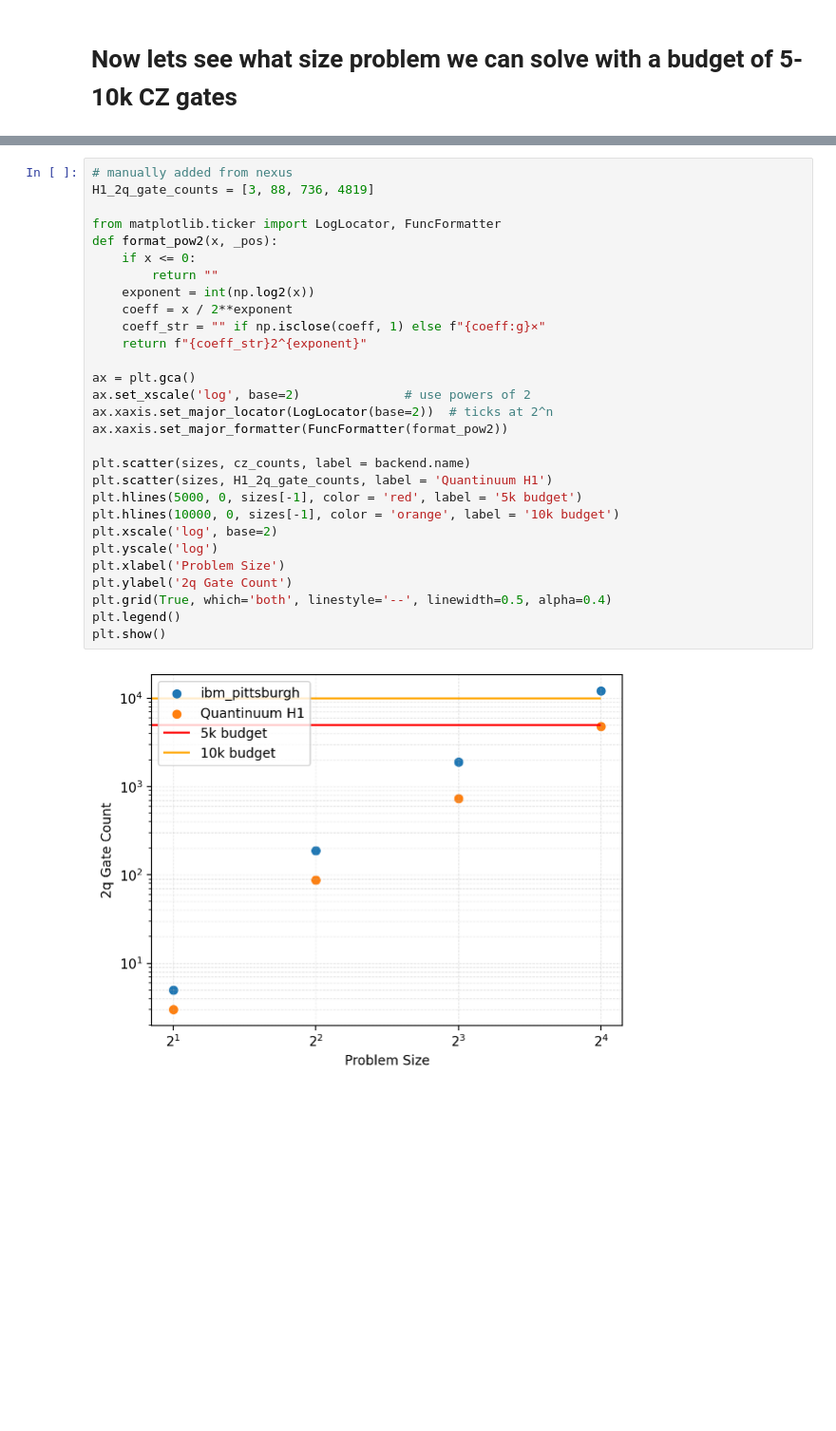
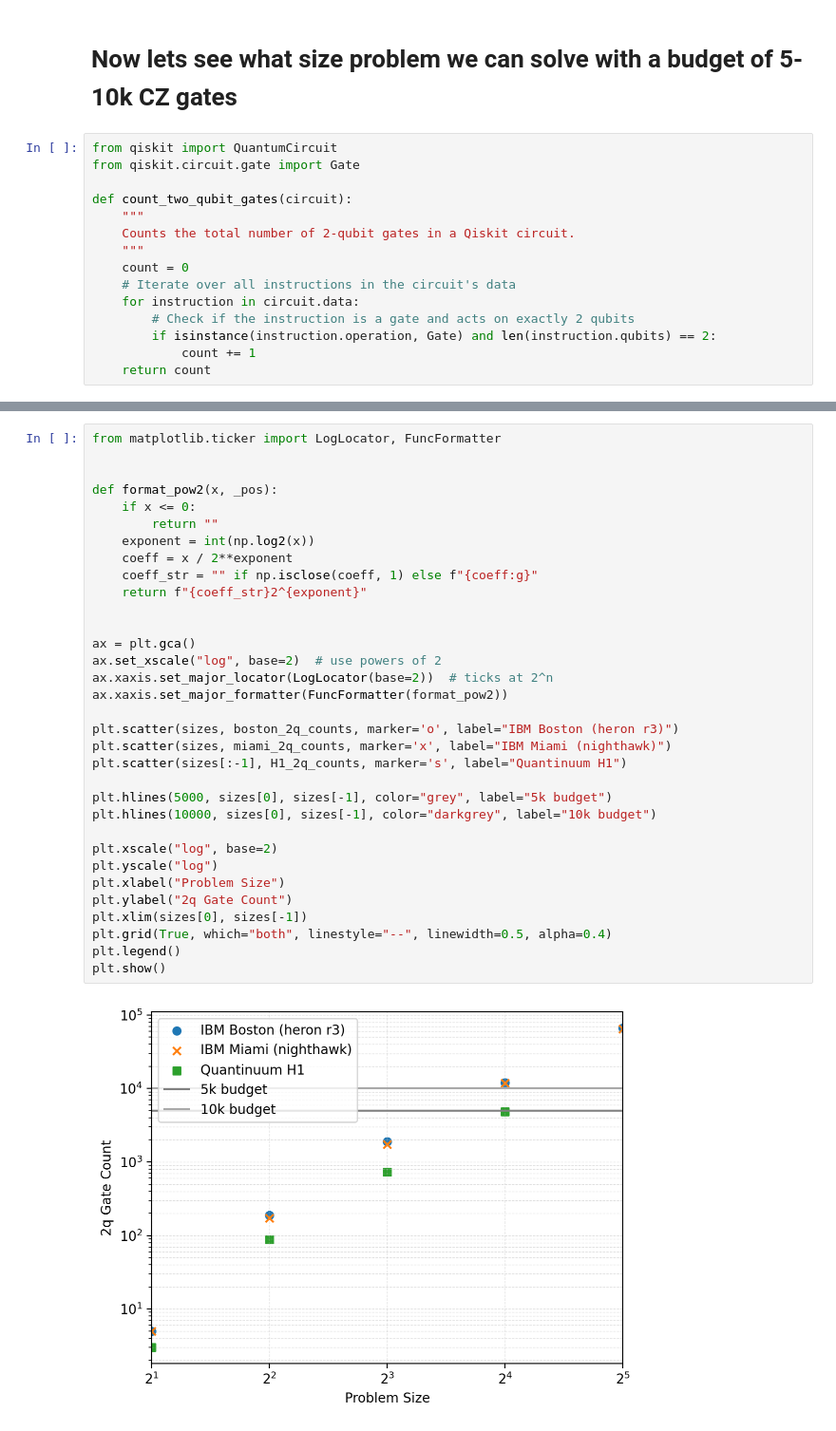
Before and after one commit to QCOL-LU/QLSAs, a Jupyter notebook: examples/hhl_resource_estimation.ipynb, the cells around one changed output, grey strips where cells are left out. Shown at 95% size. Saved outputs shown, nothing was run; the diff lists cells and outputs as text; blank space fills up the shorter version.

```diff
--- a/examples/hhl_resource_estimation.ipynb
+++ b/examples/hhl_resource_estimation.ipynb
@@ -77,3 +106,18 @@ OrderedDict([('sx', 444), ('rz', 381), ('cz', 188), ('x', 41), ('barrier', 9), (
 # %% [markdown]
 # Now lets see what size problem we can solve with a budget of 5-10k CZ gates
+# %%
+from qiskit import QuantumCircuit
+from qiskit.circuit.gate import Gate
+
+def count_two_qubit_gates(circuit):
+    """
+    Counts the total number of 2-qubit gates in a Qiskit circuit.
+    """
+    count = 0
+    # Iterate over all instructions in the circuit's data
+    for instruction in circuit.data:
+        # Check if the instruction is a gate and acts on exactly 2 qubits
+        if isinstance(instruction.operation, Gate) and len(instruction.qubits) == 2:
+            count += 1
+    return count
 # %%
@@ -97,31 +179,35 @@ problem size: 16, cz count: 12134
 # %%
-# manually added from nexus
-H1_2q_gate_counts = [3, 88, 736, 4819]
+from matplotlib.ticker import LogLocator, FuncFormatter
 
-from matplotlib.ticker import LogLocator, FuncFormatter
+
 def format_pow2(x, _pos):
     if x <= 0:
         return ""
     exponent = int(np.log2(x))
     coeff = x / 2**exponent
-    coeff_str = "" if np.isclose(coeff, 1) else f"{coeff:g}×"
+    coeff_str = "" if np.isclose(coeff, 1) else f"{coeff:g}"
     return f"{coeff_str}2^{exponent}"
 
+
 ax = plt.gca()
-ax.set_xscale('log', base=2)              # use powers of 2
+ax.set_xscale("log", base=2)  # use powers of 2
 ax.xaxis.set_major_locator(LogLocator(base=2))  # ticks at 2^n
 ax.xaxis.set_major_formatter(FuncFormatter(format_pow2))
 
-plt.scatter(sizes, cz_counts, label = backend.name)
-plt.scatter(sizes, H1_2q_gate_counts, label = 'Quantinuum H1')
-plt.hlines(5000, 0, sizes[-1], color = 'red', label = '5k budget')
-plt.hlines(10000, 0, sizes[-1], color = 'orange', label = '10k budget')
-plt.xscale('log', base=2)
-plt.yscale('log')
-plt.xlabel('Problem Size')
-plt.ylabel('2q Gate Count')
-plt.grid(True, which='both', linestyle='--', linewidth=0.5, alpha=0.4)
+plt.scatter(sizes, boston_2q_counts, marker='o', label="IBM Boston (heron r3)")
+plt.scatter(sizes, miami_2q_counts, marker='x', label="IBM Miami (nighthawk)")
+plt.scatter(sizes[:-1], H1_2q_counts, marker='s', label="Quantinuum H1")
+
+plt.hlines(5000, sizes[0], sizes[-1], color="grey", label="5k budget")
+plt.hlines(10000, sizes[0], sizes[-1], color="darkgrey", label="10k budget")
+
+plt.xscale("log", base=2)
+plt.yscale("log")
+plt.xlabel("Problem Size")
+plt.ylabel("2q Gate Count")
+plt.xlim(sizes[0], sizes[-1])
+plt.grid(True, which="both", linestyle="--", linewidth=0.5, alpha=0.4)
 plt.legend()
 plt.show()
 # %% [output]
-[figure, old version]
+[figure, new version]
```
Also changed, not shown: parts of 9 cells of this notebook, 5 other files.
